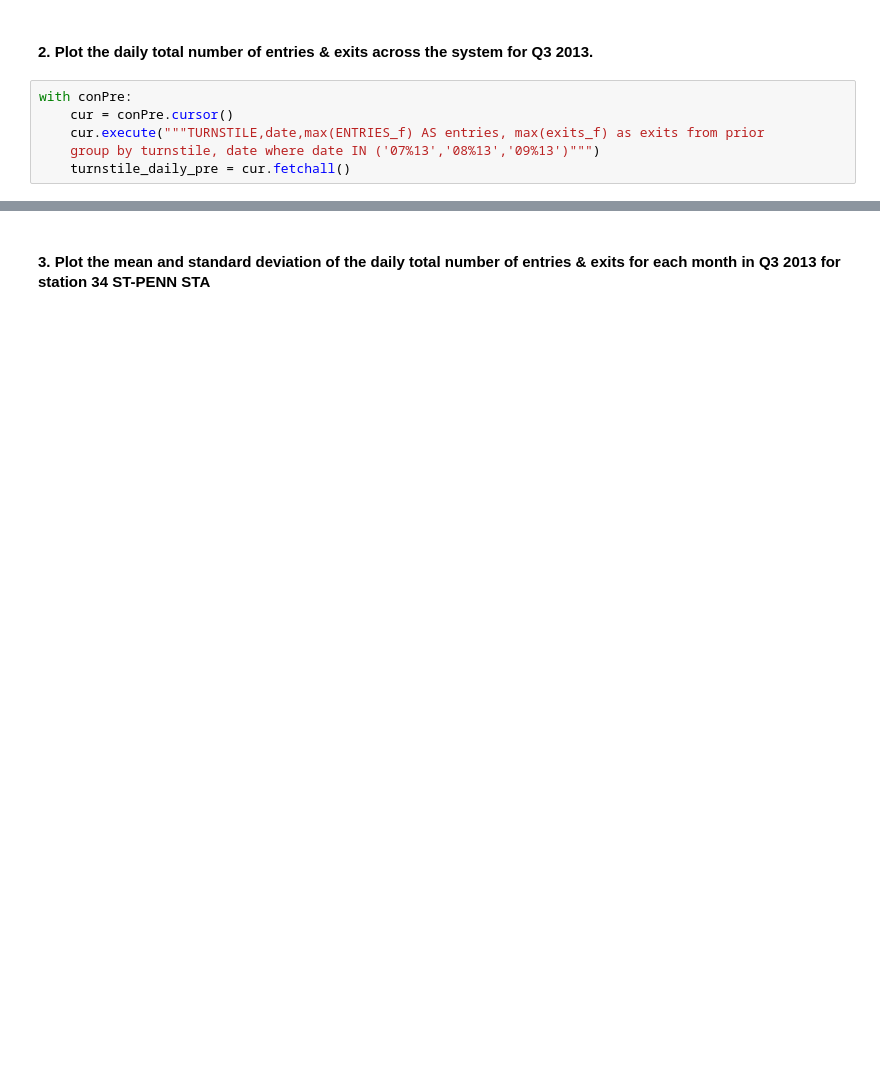
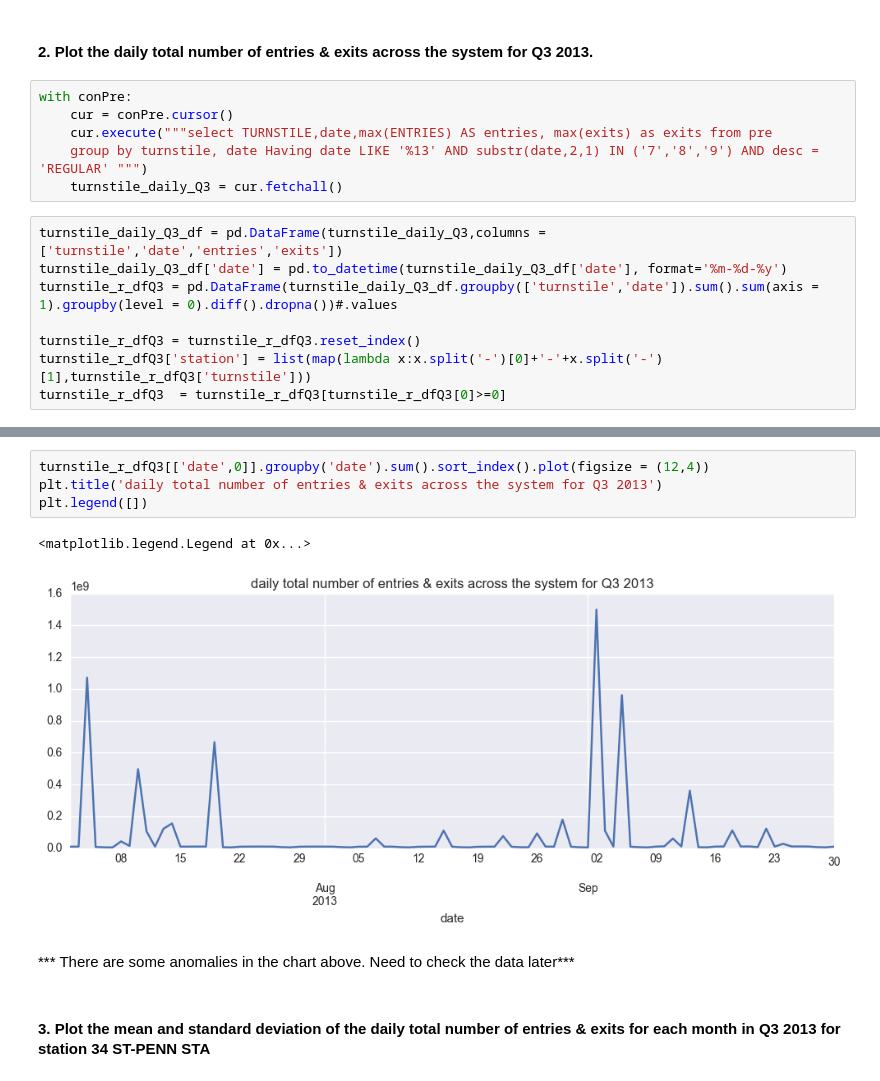
Before and after one commit to MiyainNYC/MTA, a Jupyter notebook: analysis.ipynb, the cells around one changed output, grey strips where cells are left out. Drawn from its saved outputs; the diff is of its cells as text; blank space fills up the shorter version.

```diff
--- a/analysis.ipynb
+++ b/analysis.ipynb
@@ -530,6 +455,14 @@ plt.title('daily row counts in Q3 2013')
 # %%
 with conPre:
     cur = conPre.cursor()
-    cur.execute("""TURNSTILE,date,max(ENTRIES_f) AS entries, max(exits_f) as exits from prior
-    group by turnstile, date where date IN ('07%13','08%13','09%13')""")
-    turnstile_daily_pre = cur.fetchall()
+    cur.execute("""select TURNSTILE,date,max(ENTRIES) AS entries, max(exits) as exits from pre
+    group by turnstile, date Having date LIKE '%13' AND substr(date,2,1) IN ('7','8','9') AND desc = 'REGULAR' """)
+    turnstile_daily_Q3 = cur.fetchall()
+# %%
+turnstile_daily_Q3_df = pd.DataFrame(turnstile_daily_Q3,columns = ['turnstile','date','entries','exits'])
+turnstile_daily_Q3_df['date'] = pd.to_datetime(turnstile_daily_Q3_df['date'], format='%m-%d-%y')
+turnstile_r_dfQ3 = pd.DataFrame(turnstile_daily_Q3_df.groupby(['turnstile','date']).sum().sum(axis = 1).groupby(level = 0).diff().dropna())#.values
+
+turnstile_r_dfQ3 = turnstile_r_dfQ3.reset_index()
+turnstile_r_dfQ3['station'] = list(map(lambda x:x.split('-')[0]+'-'+x.split('-')[1],turnstile_r_dfQ3['turnstile']))
+turnstile_r_dfQ3  = turnstile_r_dfQ3[turnstile_r_dfQ3[0]>=0]
@@ -536,3 +479,12 @@ with conPre:
+# %%
+turnstile_r_dfQ3[['date',0]].groupby('date').sum().sort_index().plot(figsize = (12,4))
+plt.title('daily total number of entries & exits across the system for Q3 2013')
+plt.legend([])
+# %% [output]
+<matplotlib.legend.Legend at 0x...>
+[figure, added]
+# %% [markdown]
+*** There are some anomalies in the chart above. Need to check the data later***
 # %% [markdown]
 #### 3.   Plot the mean and standard deviation of the daily total number of entries & exits for each month in Q3 2013 for station 34 ST-PENN STA
 # %%
```
Also changed, not shown: parts of 72 cells of this notebook.
